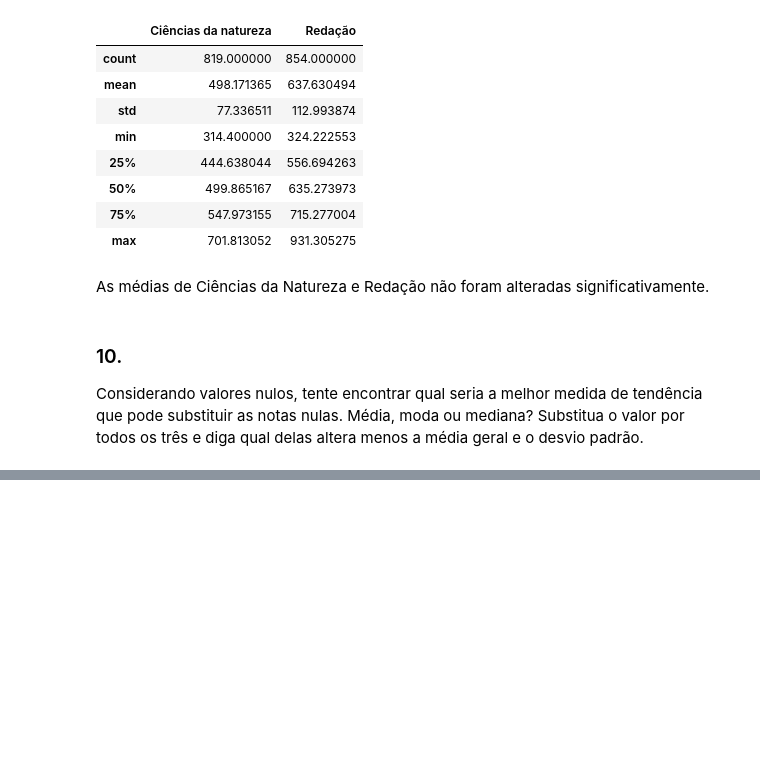
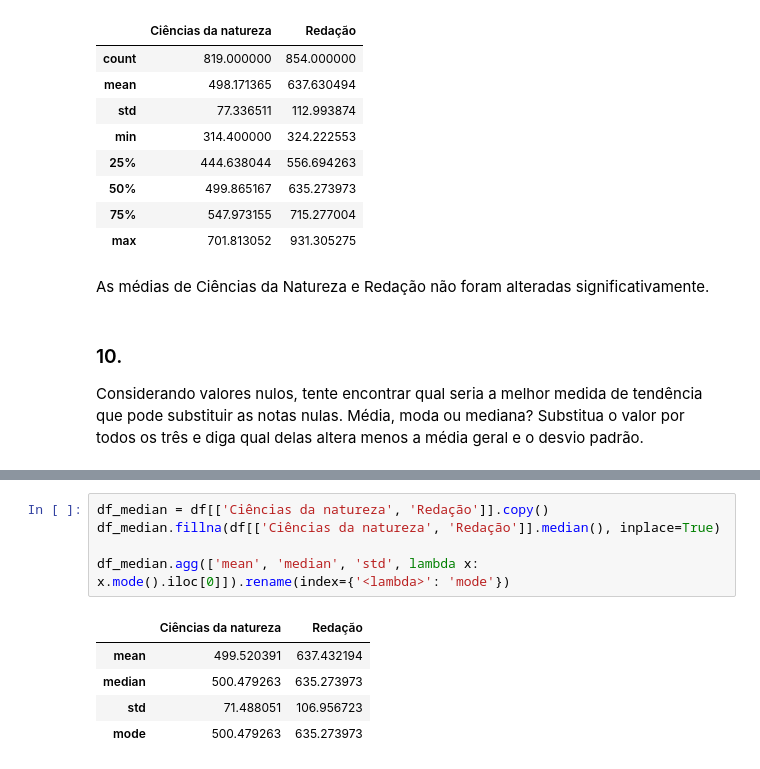
Before and after one commit to pathilink/sp_global_bootcamp, a Jupyter notebook: 3_exercicio_frequencias_medidas/exercicio_frequencias_medidas.ipynb, the cells around one changed output, grey strips where cells are left out. Saved outputs shown, nothing was run; the diff lists cells and outputs as text; blank space fills up the shorter version.

```diff
--- a/3_exercicio_frequencias_medidas/exercicio_frequencias_medidas.ipynb
+++ b/3_exercicio_frequencias_medidas/exercicio_frequencias_medidas.ipynb
@@ -349,0 +313,11 @@ print(f"A melhor medida para substituir os valores nulos com menor alteração n
+# %%
+df_median = df[['Ciências da natureza', 'Redação']].copy()
+df_median.fillna(df[['Ciências da natureza', 'Redação']].median(), inplace=True)
+
+df_median.agg(['mean', 'median', 'std', lambda x: x.mode().iloc[0]]).rename(index={'<lambda>': 'mode'})
+# %% [output]
+|  | Ciências da natureza | Redação |
+| mean | 499.520391 | 637.432194 |
+| median | 500.479263 | 635.273973 |
+| std | 71.488051 | 106.956723 |
+| mode | 500.479263 | 635.273973 |
```
Also changed, not shown: parts of 6 cells of this notebook.
